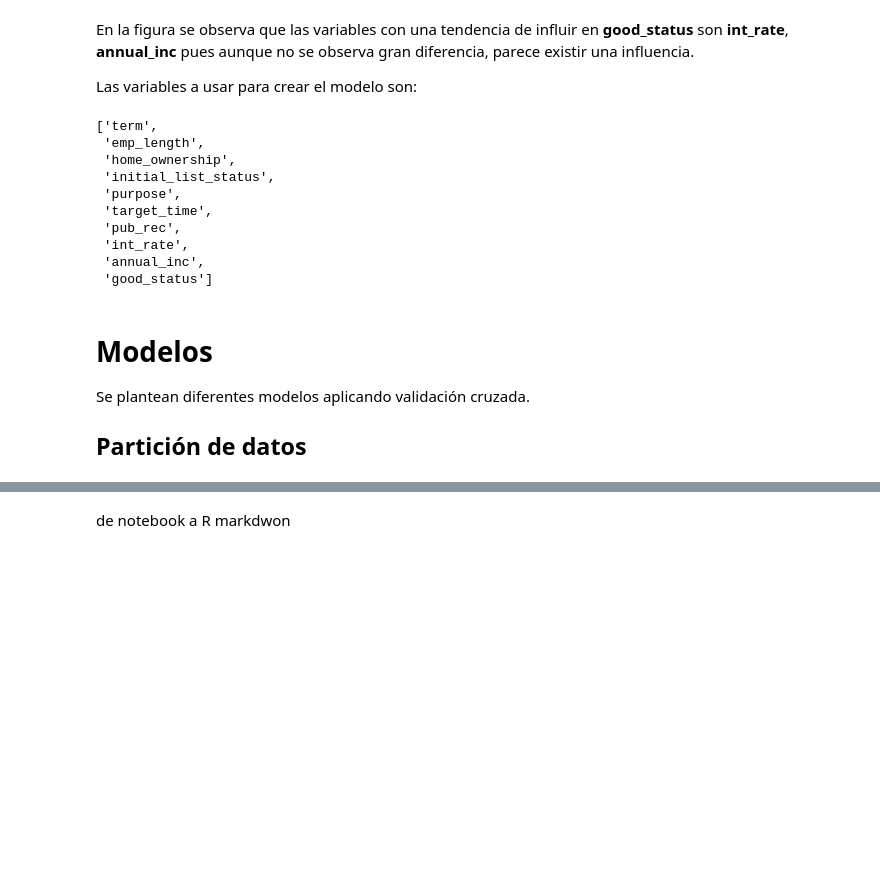
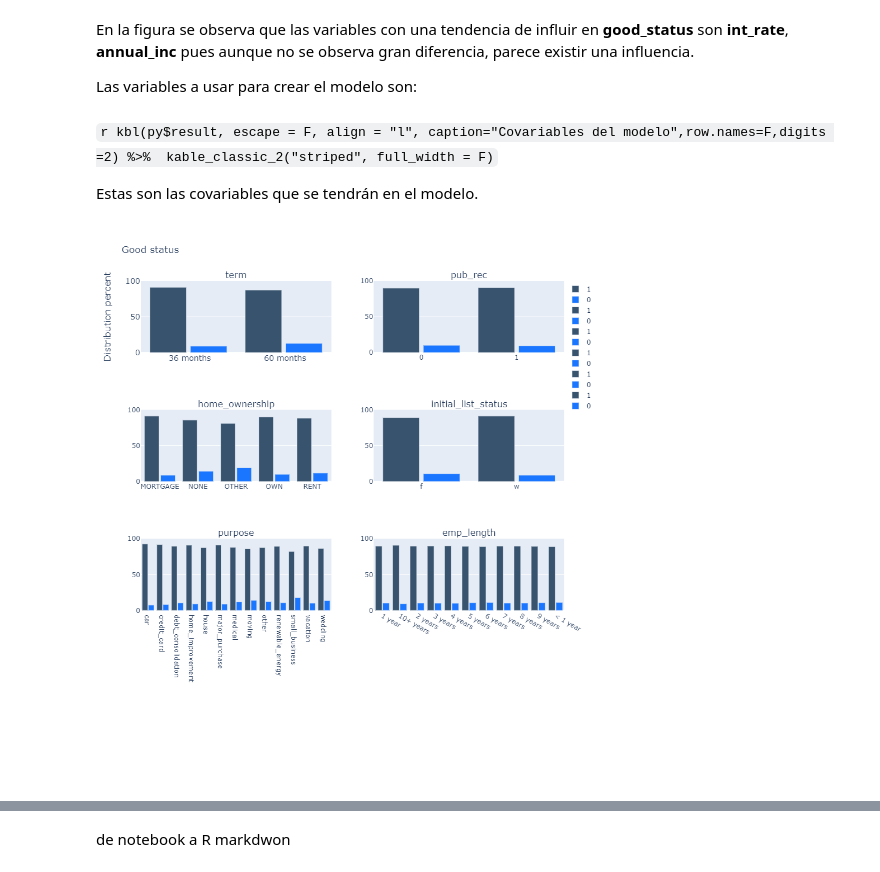
Before and after one commit to Germanchelo13/Credit-risk-model, a Jupyter notebook: informe_prueba.ipynb, the cells around one changed output, grey strips where cells are left out. Saved outputs shown, nothing was run; the diff lists cells and outputs as text; code cells hidden in the pictures; blank space fills up the shorter version.

```diff
--- a/informe_prueba.ipynb
+++ b/informe_prueba.ipynb
@@ -348,19 +385,36 @@ variables_final=[*variables_final,*["int_rate", "annual_inc","good_status" ]]
-# %%
-variables_final
-# %% [output]
-['term',
- 'emp_length',
- 'home_ownership',
- 'initial_list_status',
- 'purpose',
- 'target_time',
- 'pub_rec',
- 'int_rate',
- 'annual_inc',
- 'good_status']
-# %% [markdown]
-# Modelos
-
-Se plantean diferentes modelos aplicando validación cruzada.
-
-## Partición de datos
+# %% [markdown]
+`r kbl(py$result, escape = F, align = "l", caption="Covariables del modelo",row.names=F,digits =2) %>%  kable_classic_2("striped", full_width = F)`
+
+Estas son las covariables que se tendrán en el modelo.
+# %%
+df.loc[df["home_ownership"] == "ANY","home_ownership"] = 'NONE'
+var_cat=['term','pub_rec','home_ownership','initial_list_status','purpose','emp_length']
+fig_ = make_subplots(rows=4, cols=2,subplot_titles =var_cat)
+fig_ =plot_barplot(df, var_cat[0],"good_status", 1,1,fig_,True)
+fig_ =plot_barplot(df, var_cat[1],"good_status", 1,2,fig_, True)
+fig_ =plot_barplot(df, var_cat[2],"good_status", 2,1,fig_, True)
+fig_ =plot_barplot(df, var_cat[3],"good_status", 2,2,fig_, True)
+fig_ =plot_barplot(df, var_cat[4],"good_status", 3,1,fig_, True)
+fig_ =plot_barplot(df, var_cat[5],"good_status", 3,2,fig_, True)
+# fig_ =plot_barplot(df, var_cat[6],"good_status", 4,1,fig_, True)
+fig_.update_layout(
+    title="Good status",
+    xaxis_tickfont_size=14,
+    yaxis=dict(
+        title='Distribution percent ',
+        titlefont_size=16,
+        tickfont_size=14,
+    ),
+    legend=dict(
+        x=1,
+        y=1.0,
+        bgcolor='rgba(255, 255, 255, 0)',
+        bordercolor='rgba(255, 255, 255, 0)'
+    ),
+    barmode='group',
+    bargap=0.15, # gap between bars of adjacent location coordinates.
+    bargroupgap=0.1, # gap between bars of the same location coordinate.
+    height=1000, width=900
+    )
+# %% [output]
+[figure, added]
```
Also changed, not shown: parts of 37 cells of this notebook, 9 other files.
